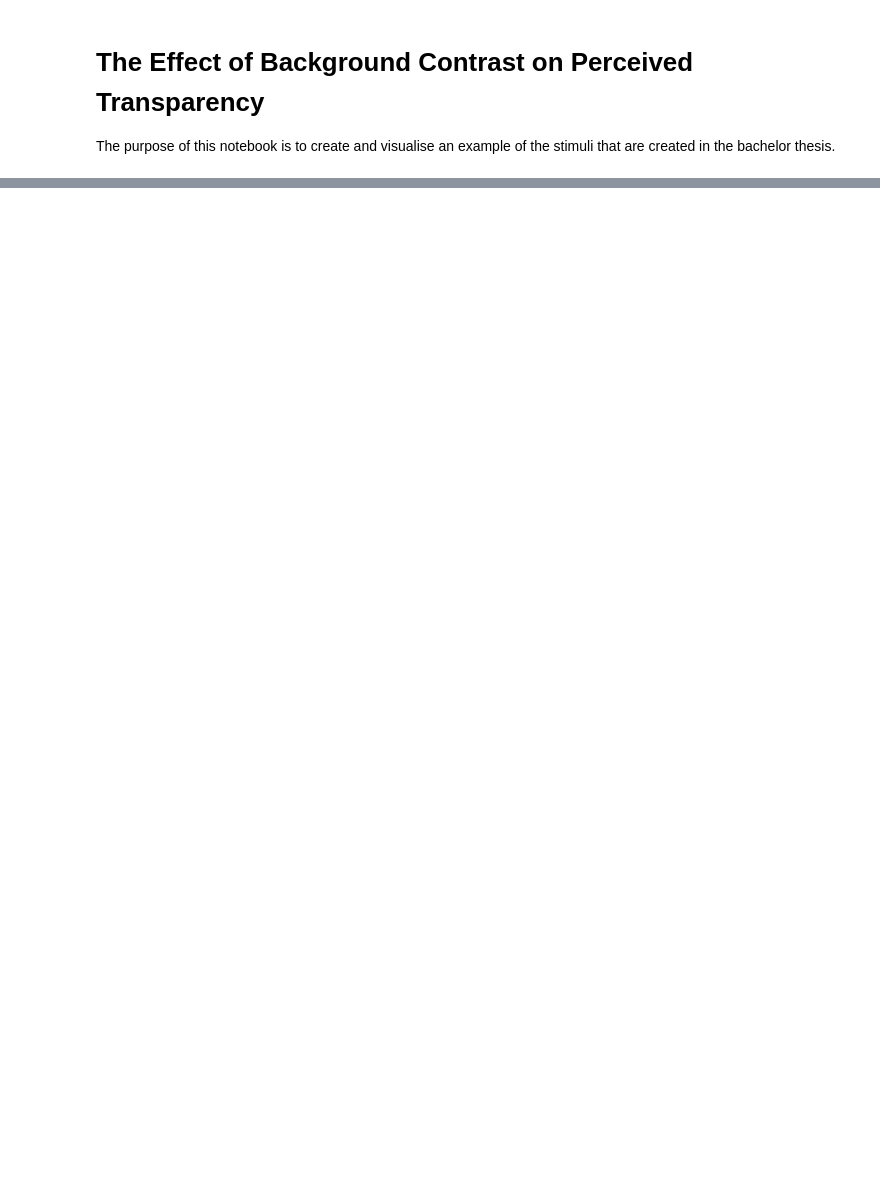
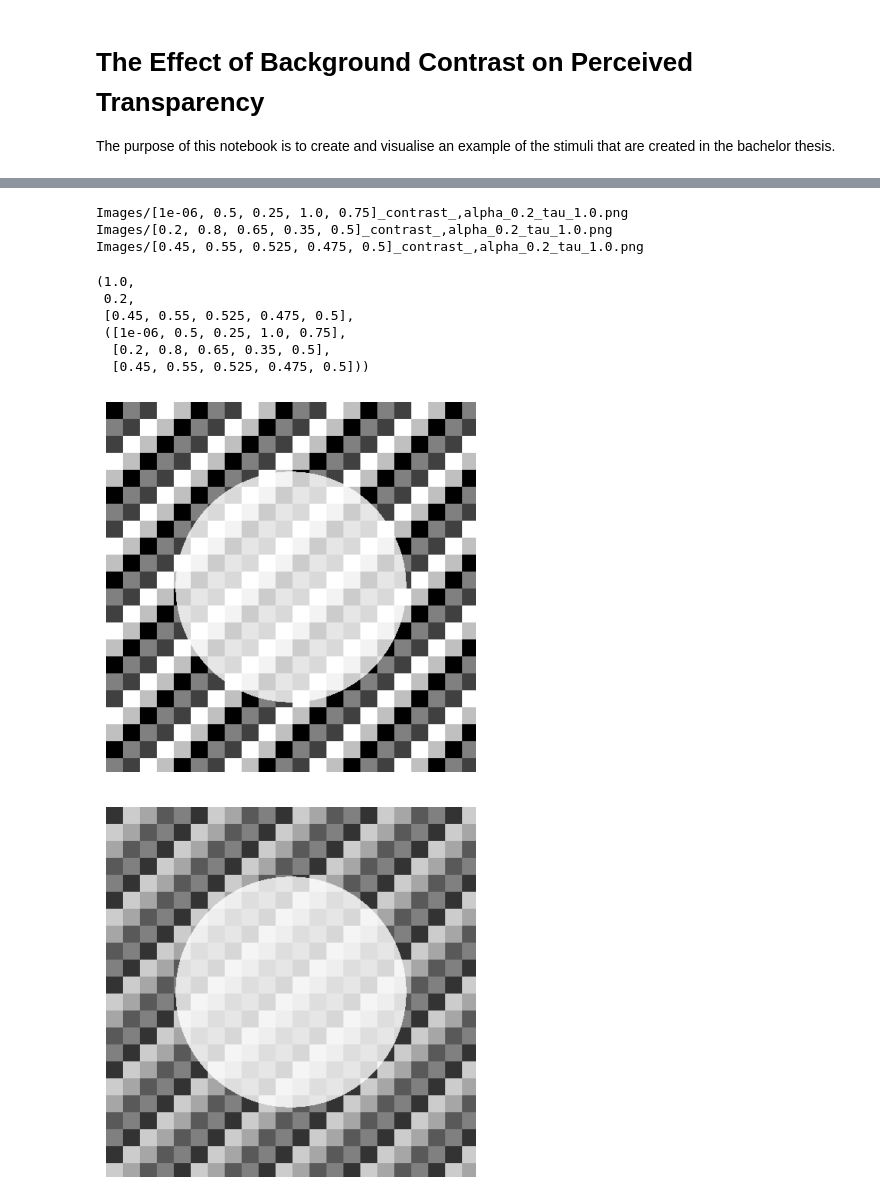
Before and after one commit to irisozkaya/Bachelor-Thesis, a Jupyter notebook: Untitled.ipynb, the cells around one changed output, grey strips where cells are left out. Cells and saved outputs as stored; diff of their text form; code cells hidden in the pictures; blank space fills up the shorter version.

```diff
--- a/Untitled.ipynb
+++ b/Untitled.ipynb
@@ -152,0 +208,56 @@ NameError: name 'np' is not defined
+# %%
+def add_circle(a, b):
+    """""
+
+     The transparent media with alpha and tau values on the background with highest contrast is cut out and pasted on variegated checkerboards with different background contrasts.
+
+    Parameters
+    ----------
+    a, b: String
+        The file name of the images. a is for the stimulus that the transparent medium will be pasted on, b is for the stimulus with the highest background contrast.
+
+
+    Example usage
+    >>> add_circle(f"Images/{luminance}_contrast_,alpha_{alpha}_tau_{tau}.png", f"Images/{luminace_values2[0]}_contrast_,alpha_{alpha}_tau_{tau}.png")
+
+    """""
+    # getting the needed values from create_image() function
+    tau_values, alpha_values, luminance, luminace_values2 = create_image()
+    #print(luminance)
+
+    #a = f"Images/{luminance}_contrast_,alpha_{alpha_values}_tau_{tau_values}.png"
+    b = f"Images/{luminace_values2[0]}_contrast_,alpha_{alpha_values}_tau_{tau_values}.png"
+    #im1 = Image.open(a)
+    im2 = Image.open(b)
+    mask_im = create_mask(b)
+
+
+    # copying and pasting the transparent medium of the stimulus with highest background on other backgrounds
+
+    for luminance in luminace_values2:
+        a = f"Images/{luminance}_contrast_,alpha_{alpha_values}_tau_{tau_values}.png"
+        print(a)
+        im1 = Image.open(a)
+        plt.imshow(im1)
+        back_im = im1.copy()
+        back_im.paste(im2, (0, 0), mask_im)
+        plt.imshow(back_im)
+        final = back_im.paste(im2, (0, 0), mask_im)
+        back_im.save(f"Images/Stimuli_{luminance}_a{alpha_values}_t{tau_values}.png", quality=95)
+
+
+    return tau_values, alpha_values, luminance, luminace_values2
+# %%
+add_circle(f"{luminance}_contrast_,alpha_{alpha_values}_tau_{tau_values}.png", f"Images/{luminace_values2[0]}_contrast_,alpha_{alpha_values}_tau_{tau_values}.png")
+# %% [output]
+Images/[1e-06, 0.5, 0.25, 1.0, 0.75]_contrast_,alpha_0.2_tau_1.0.png
+Images/[0.2, 0.8, 0.65, 0.35, 0.5]_contrast_,alpha_0.2_tau_1.0.png
+Images/[0.45, 0.55, 0.525, 0.475, 0.5]_contrast_,alpha_0.2_tau_1.0.png
+(1.0,
+ 0.2,
+ [0.45, 0.55, 0.525, 0.475, 0.5],
+ ([1e-06, 0.5, 0.25, 1.0, 0.75],
+  [0.2, 0.8, 0.65, 0.35, 0.5],
+  [0.45, 0.55, 0.525, 0.475, 0.5]))
+[figure, added]
+[figure, added]
```
Also changed, not shown: parts of 15 cells of this notebook.
